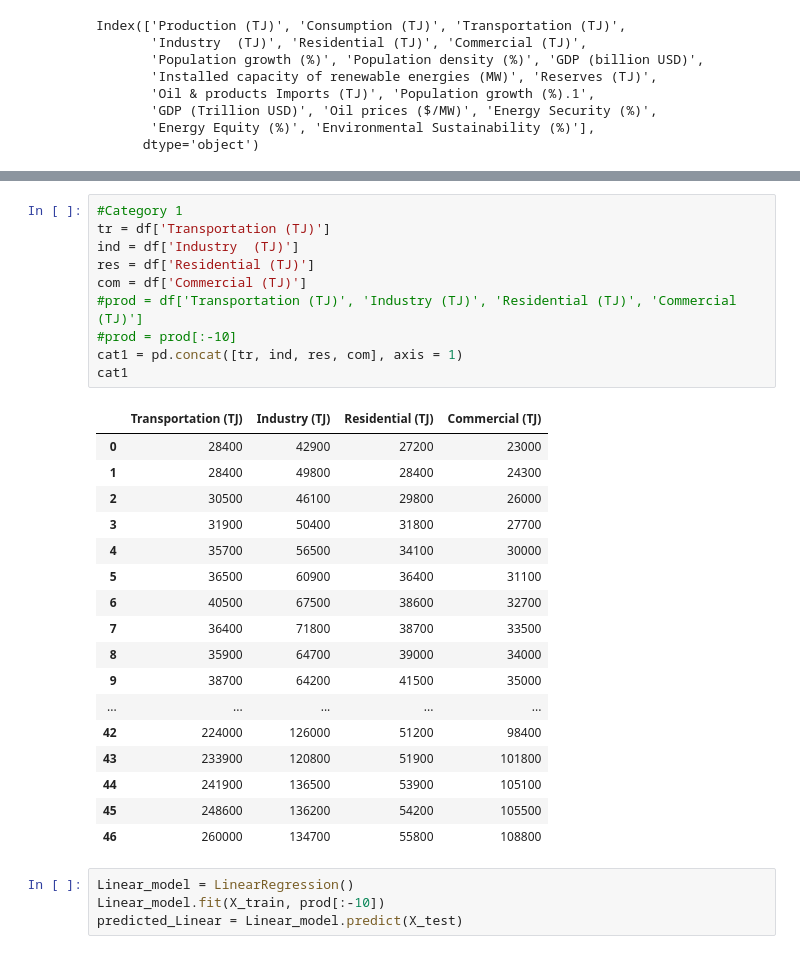
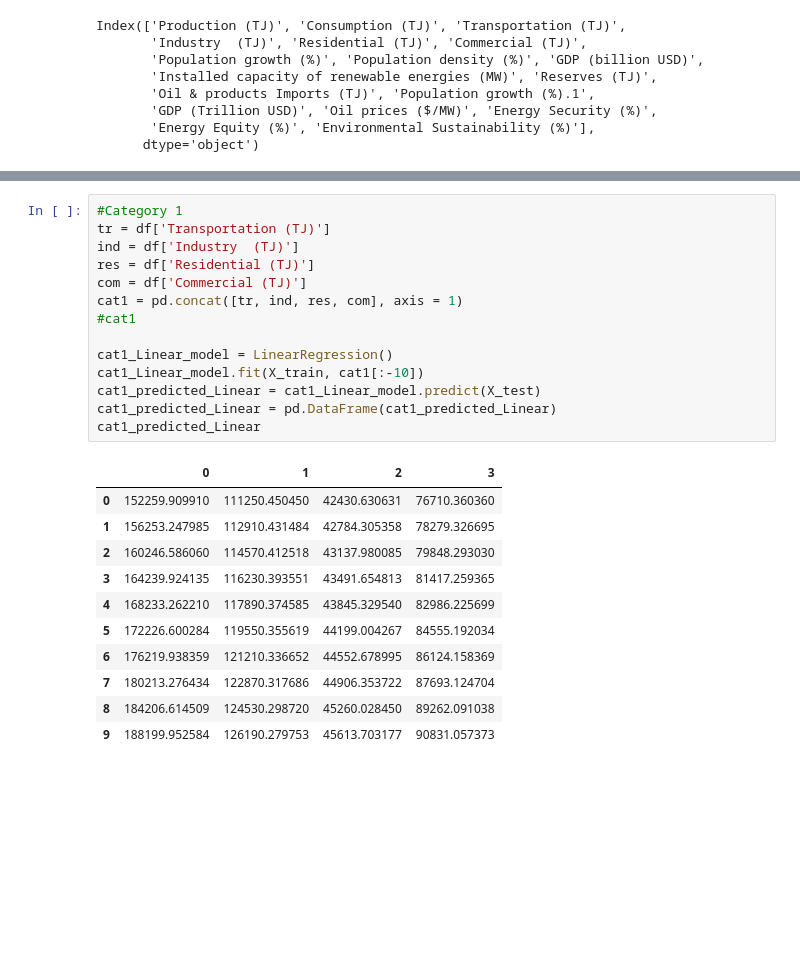
Before and after one commit to ELALAY/Morocco-Energy-Consumption-Production-Prediction, a Jupyter notebook: Prediction of Factors.ipynb, the cells around one changed output, grey strips where cells are left out. Drawn from its saved outputs; the diff is of its cells as text; blank space fills up the shorter version.

Commit message:
Finished the models of all 5 categories

```diff
--- a/Prediction of Factors.ipynb
+++ b/Prediction of Factors.ipynb
@@ -175,32 +130,26 @@ Index(['Production (TJ)', 'Consumption (TJ)', 'Transportation (TJ)',
 # %%
 #Category 1
 tr = df['Transportation (TJ)']
 ind = df['Industry  (TJ)']
 res = df['Residential (TJ)']
 com = df['Commercial (TJ)']
-#prod = df['Transportation (TJ)', 'Industry (TJ)', 'Residential (TJ)', 'Commercial (TJ)']
-#prod = prod[:-10]
 cat1 = pd.concat([tr, ind, res, com], axis = 1)
-cat1
+#cat1
+
+cat1_Linear_model = LinearRegression()
+cat1_Linear_model.fit(X_train, cat1[:-10])
+cat1_predicted_Linear = cat1_Linear_model.predict(X_test)
+cat1_predicted_Linear = pd.DataFrame(cat1_predicted_Linear)
+cat1_predicted_Linear
 # %% [output]
-|  | Transportation (TJ) | Industry (TJ) | Residential (TJ) | Commercial (TJ) |
-| 0 | 28400 | 42900 | 27200 | 23000 |
-| 1 | 28400 | 49800 | 28400 | 24300 |
-| 2 | 30500 | 46100 | 29800 | 26000 |
-| 3 | 31900 | 50400 | 31800 | 27700 |
-| 4 | 35700 | 56500 | 34100 | 30000 |
-| 5 | 36500 | 60900 | 36400 | 31100 |
-| 6 | 40500 | 67500 | 38600 | 32700 |
-| 7 | 36400 | 71800 | 38700 | 33500 |
-| 8 | 35900 | 64700 | 39000 | 34000 |
-| 9 | 38700 | 64200 | 41500 | 35000 |
-| ... | ... | ... | ... | ... |
-| 42 | 224000 | 126000 | 51200 | 98400 |
-| 43 | 233900 | 120800 | 51900 | 101800 |
-| 44 | 241900 | 136500 | 53900 | 105100 |
-| 45 | 248600 | 136200 | 54200 | 105500 |
-| 46 | 260000 | 134700 | 55800 | 108800 |
+|  | 0 | 1 | 2 | 3 |
+| 0 | 152259.909910 | 111250.450450 | 42430.630631 | 76710.360360 |
+| 1 | 156253.247985 | 112910.431484 | 42784.305358 | 78279.326695 |
+| 2 | 160246.586060 | 114570.412518 | 43137.980085 | 79848.293030 |
+| 3 | 164239.924135 | 116230.393551 | 43491.654813 | 81417.259365 |
+| 4 | 168233.262210 | 117890.374585 | 43845.329540 | 82986.225699 |
+| 5 | 172226.600284 | 119550.355619 | 44199.004267 | 84555.192034 |
+| 6 | 176219.938359 | 121210.336652 | 44552.678995 | 86124.158369 |
+| 7 | 180213.276434 | 122870.317686 | 44906.353722 | 87693.124704 |
+| 8 | 184206.614509 | 124530.298720 | 45260.028450 | 89262.091038 |
+| 9 | 188199.952584 | 126190.279753 | 45613.703177 | 90831.057373 |
-# %%
-Linear_model = LinearRegression()
-Linear_model.fit(X_train, prod[:-10])
-predicted_Linear = Linear_model.predict(X_test)
```
Also changed, not shown: parts of 23 cells of this notebook.
